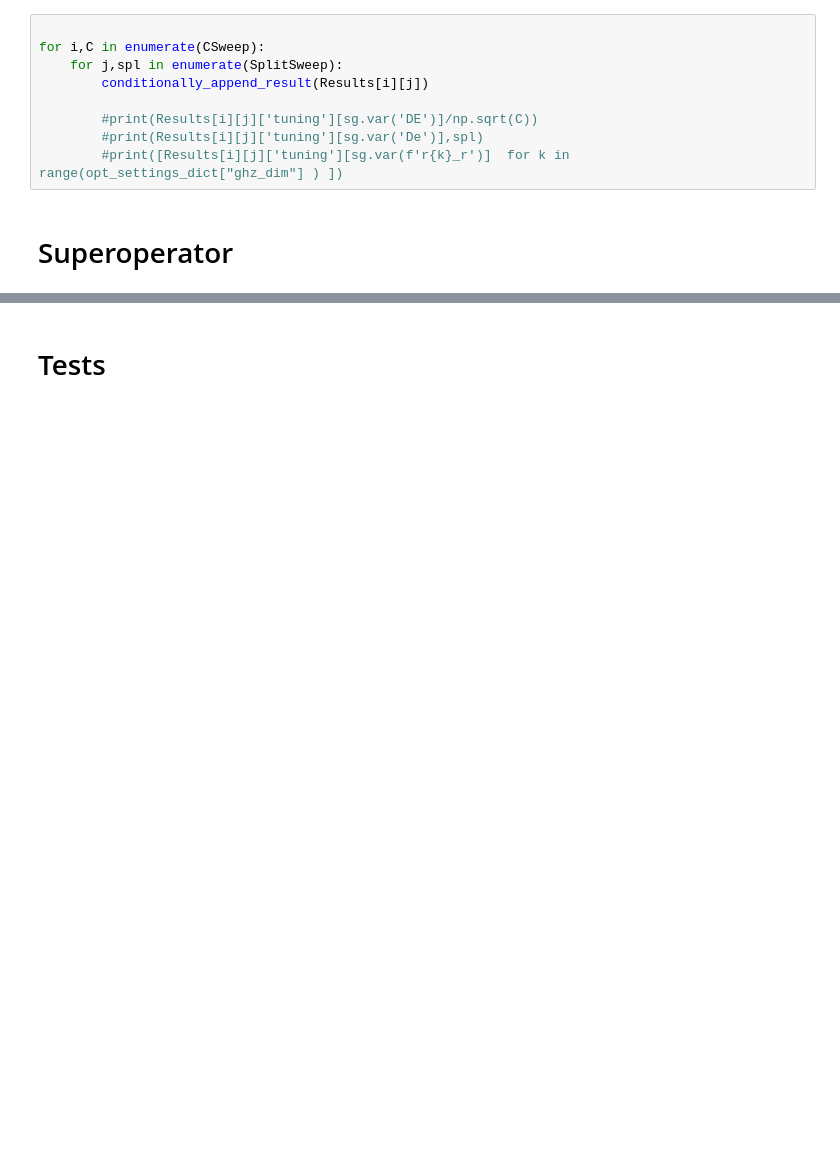
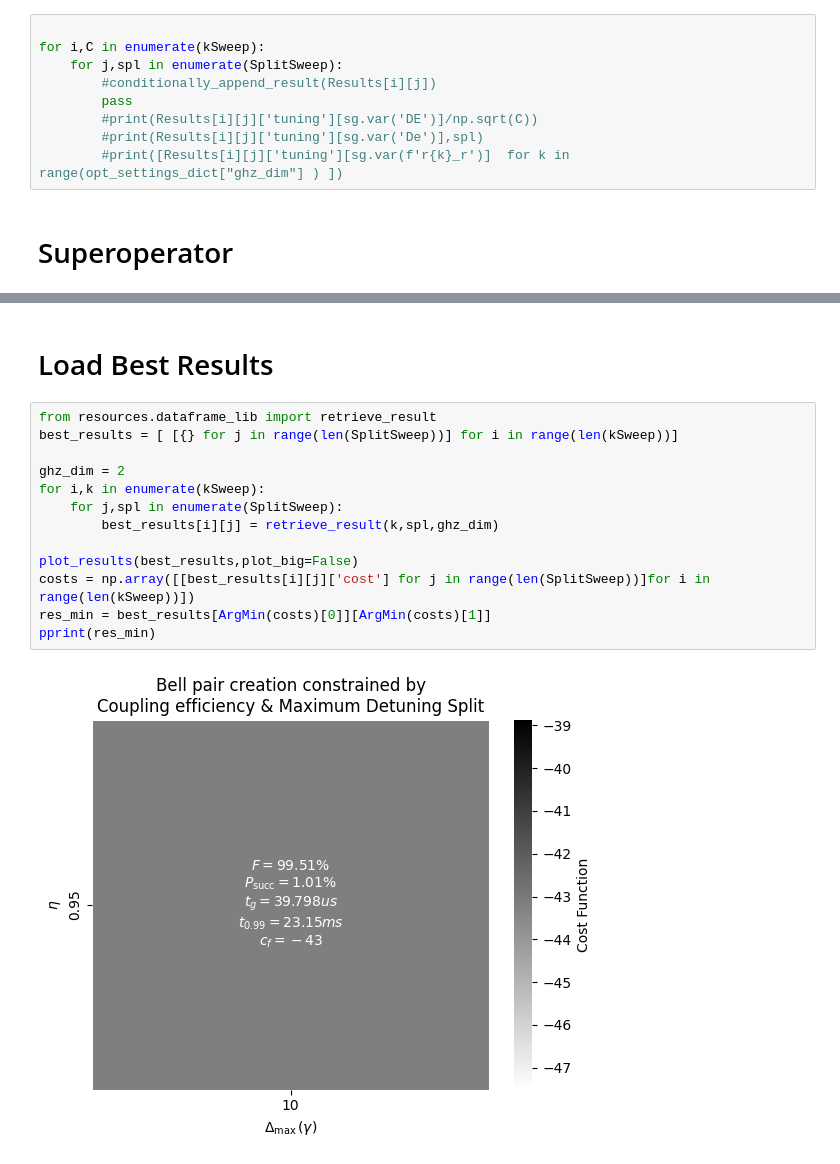
Before and after one commit to yorgossot/ASQOS, a Jupyter notebook: GHZ_generation_optimization.ipynb, the cells around one changed output, grey strips where cells are left out. Drawn from its saved outputs; the diff is of its cells as text; blank space fills up the shorter version.

```diff
--- a/GHZ_generation_optimization.ipynb
+++ b/GHZ_generation_optimization.ipynb
@@ -145,10 +136,10 @@ pprint(res_min)
 # Print results
 # %%
 
-for i,C in enumerate(CSweep):
+for i,C in enumerate(kSweep):
     for j,spl in enumerate(SplitSweep):
-        conditionally_append_result(Results[i][j])
-
+        #conditionally_append_result(Results[i][j])
+        pass
         #print(Results[i][j]['tuning'][sg.var('DE')]/np.sqrt(C))
         #print(Results[i][j]['tuning'][sg.var('De')],spl)
         #print([Results[i][j]['tuning'][sg.var(f'r{k}_r')]  for k in range(opt_settings_dict["ghz_dim"] ) ])
@@ -181,2 +173,17 @@ res_min["performance"]
-# %% [markdown]
-# Tests
+# %% [markdown]
+# Load Best Results
+# %%
+from resources.dataframe_lib import retrieve_result
+best_results = [ [{} for j in range(len(SplitSweep))] for i in range(len(kSweep))]
+
+ghz_dim = 2
+for i,k in enumerate(kSweep):
+    for j,spl in enumerate(SplitSweep):
+        best_results[i][j] = retrieve_result(k,spl,ghz_dim)
+
+plot_results(best_results,plot_big=False)
+costs = np.array([[best_results[i][j]['cost'] for j in range(len(SplitSweep))]for i in range(len(kSweep))])
+res_min = best_results[ArgMin(costs)[0]][ArgMin(costs)[1]]
+pprint(res_min)
+# %% [output]
+[figure, added]
```
Also changed, not shown: parts of 8 cells of this notebook, 11 other files.
